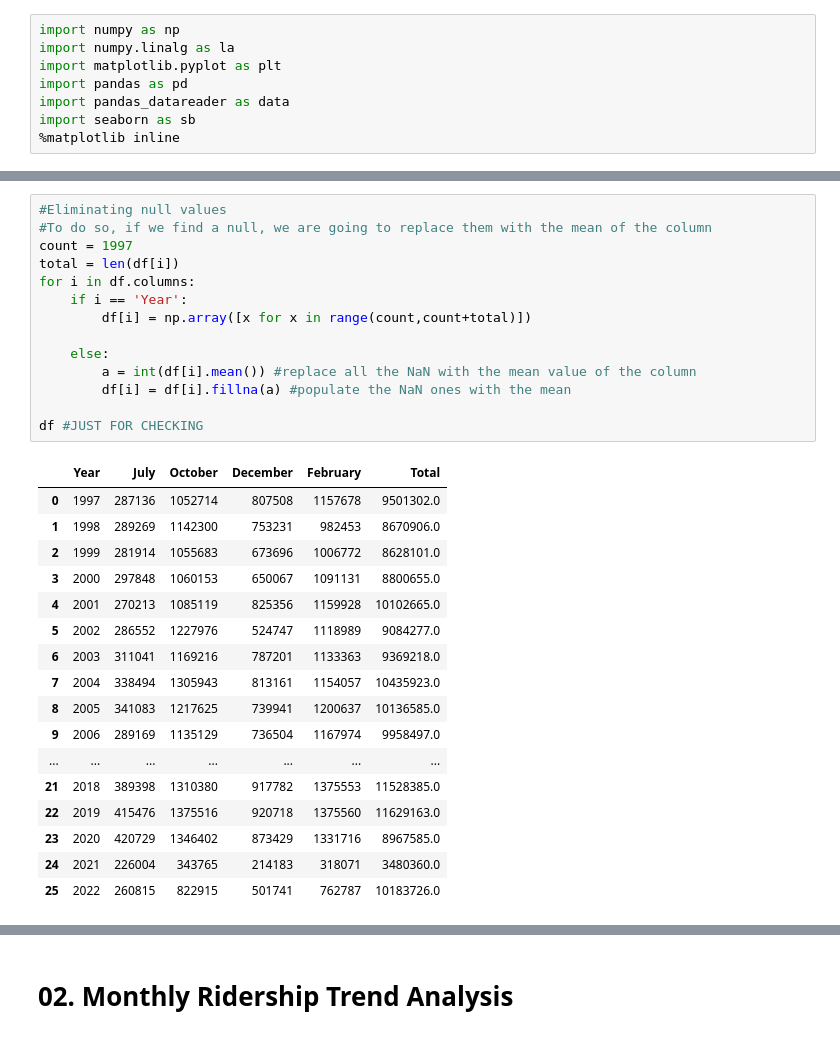
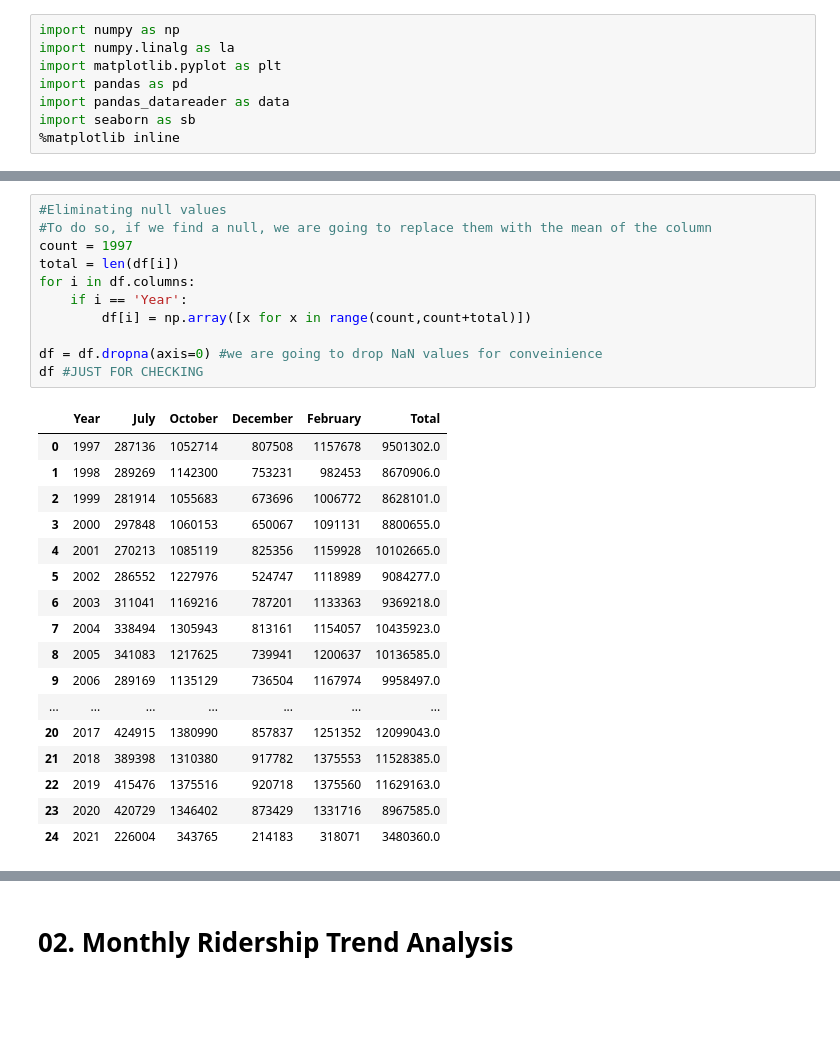
Before and after one commit to lotlouischoitslab/Champaign-Urbana_Bus_Ridership, a Jupyter notebook: champaign_bus_data_analysis.ipynb, the cells around one changed output, grey strips where cells are left out. Drawn from its saved outputs; the diff is of its cells as text; blank space fills up the shorter version.

```diff
--- a/champaign_bus_data_analysis.ipynb
+++ b/champaign_bus_data_analysis.ipynb
@@ -28,35 +28,32 @@ df.describe()
 # %%
 #Eliminating null values
 #To do so, if we find a null, we are going to replace them with the mean of the column
 count = 1997
 total = len(df[i])
 for i in df.columns:
     if i == 'Year':
         df[i] = np.array([x for x in range(count,count+total)])
 
-    else:
-        a = int(df[i].mean()) #replace all the NaN with the mean value of the column
-        df[i] = df[i].fillna(a) #populate the NaN ones with the mean
-
+df = df.dropna(axis=0) #we are going to drop NaN values for conveinience
 df #JUST FOR CHECKING
 # %% [output]
 |  | Year | July | October | December | February | Total |
 | 0 | 1997 | 287136 | 1052714 | 807508 | 1157678 | 9501302.0 |
 | 1 | 1998 | 289269 | 1142300 | 753231 | 982453 | 8670906.0 |
 | 2 | 1999 | 281914 | 1055683 | 673696 | 1006772 | 8628101.0 |
 | 3 | 2000 | 297848 | 1060153 | 650067 | 1091131 | 8800655.0 |
 | 4 | 2001 | 270213 | 1085119 | 825356 | 1159928 | 10102665.0 |
 | 5 | 2002 | 286552 | 1227976 | 524747 | 1118989 | 9084277.0 |
 | 6 | 2003 | 311041 | 1169216 | 787201 | 1133363 | 9369218.0 |
 | 7 | 2004 | 338494 | 1305943 | 813161 | 1154057 | 10435923.0 |
 | 8 | 2005 | 341083 | 1217625 | 739941 | 1200637 | 10136585.0 |
 | 9 | 2006 | 289169 | 1135129 | 736504 | 1167974 | 9958497.0 |
 | ... | ... | ... | ... | ... | ... | ... |
+| 20 | 2017 | 424915 | 1380990 | 857837 | 1251352 | 12099043.0 |
 | 21 | 2018 | 389398 | 1310380 | 917782 | 1375553 | 11528385.0 |
 | 22 | 2019 | 415476 | 1375516 | 920718 | 1375560 | 11629163.0 |
 | 23 | 2020 | 420729 | 1346402 | 873429 | 1331716 | 8967585.0 |
 | 24 | 2021 | 226004 | 343765 | 214183 | 318071 | 3480360.0 |
-| 25 | 2022 | 260815 | 822915 | 501741 | 762787 | 10183726.0 |
 # %%
 #### Now we are going to plot the graph using matplotlib to visualize our data input
 x = df['Year'] #x-axis is going to be our year
```
Also changed, not shown: parts of 5 cells of this notebook, 12 other files.
